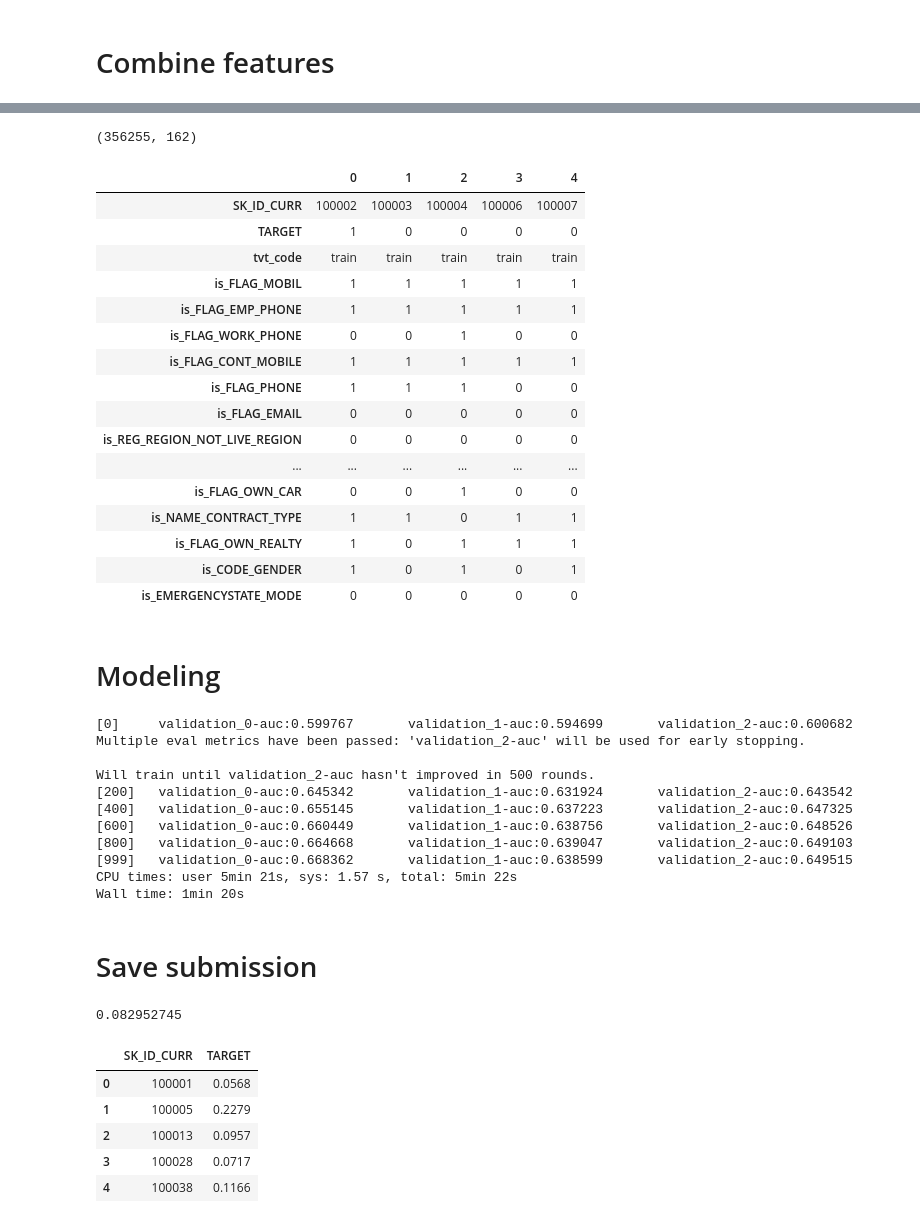
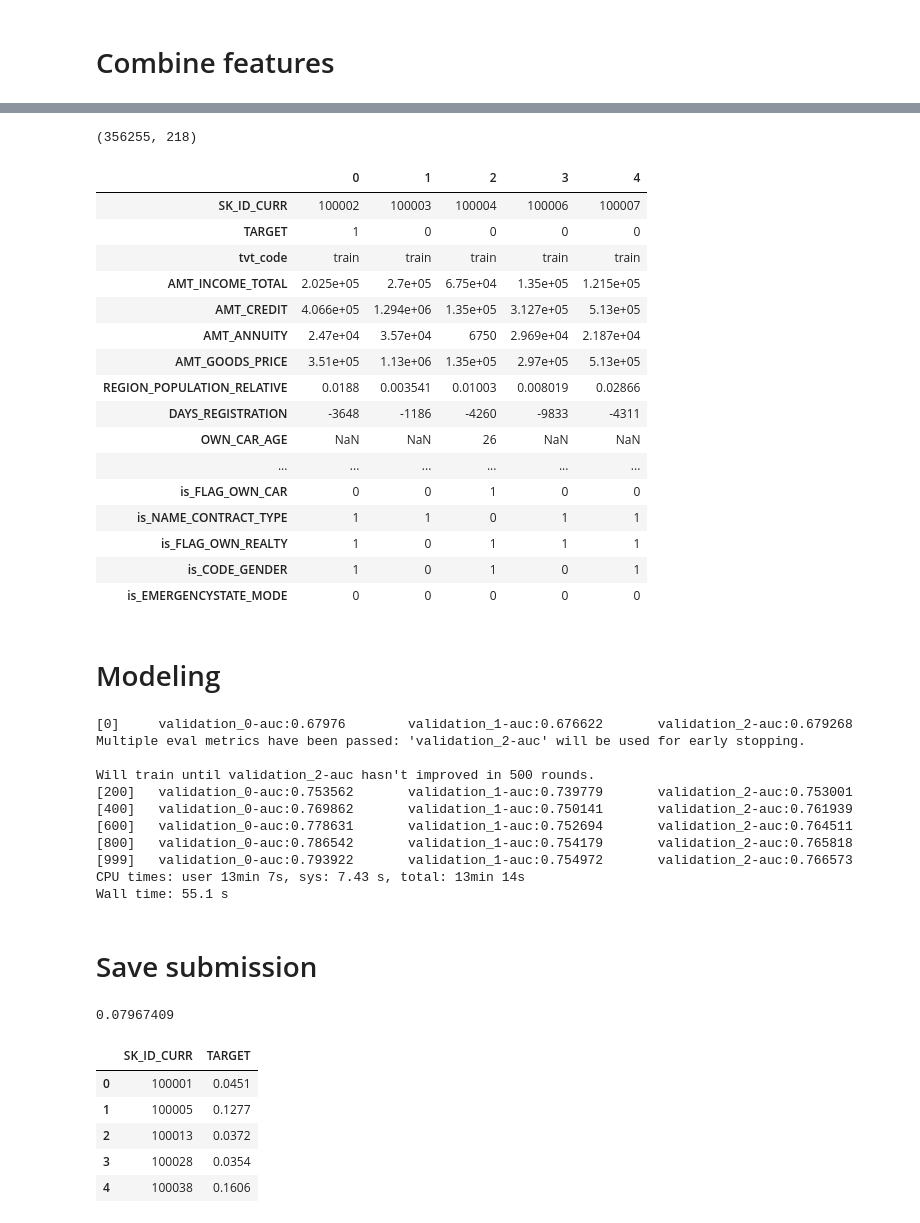
Before and after one commit to ongxuanhong/data-science-mini-course, a Jupyter notebook: 04_feature_engineering/020_combine_and_predict.ipynb, the cells around one changed output, grey strips where cells are left out. Saved outputs shown, nothing was run; the diff lists cells and outputs as text; code cells hidden in the pictures.

Commit message:
Extending baseline features

```diff
--- a/04_feature_engineering/020_combine_and_predict.ipynb
+++ b/04_feature_engineering/020_combine_and_predict.ipynb
@@ -75,14 +75,13 @@ ls_feat_file
 # %%
 %%time
-ls_pdf = []
-for fname in ls_feat_file:
+feat_path = os.path.join("features", ls_feat_file[0])
+pdf_combined = pd.read_pickle(feat_path, compression="bz2")
+for fname in ls_feat_file[1:]:
     feat_path = os.path.join("features", fname)
-    pdf_feat = pd.read_pickle(feat_path, compression="bz2")
-    ls_pdf.append(pdf_feat)
-
-pdf_combined = pd.concat(ls_pdf)
-ls_features = [feat for feat in pdf_combined.columns if feat not in ["SK_ID_CURR"]]
+    pdf_feat = pd.read_pickle(feat_path)
+    pdf_combined = pdf_combined.merge(pdf_feat, on="SK_ID_CURR", how="left")
 
 print("rows, columns", pdf_combined.shape)
 pdf_combined.head()
+ls_features = [feat for feat in pdf_combined.columns if feat not in ["SK_ID_CURR"]]
 # %% [output]
@@ -95,18 +94,18 @@ pdf_features_label = pdf_tvt.merge(pdf_combined, on="SK_ID_CURR", how="left")
 print(pdf_features_label.shape)
 display(pdf_features_label.head().T)
 # %% [output]
-(356255, 162)
+(356255, 218)
 |  | 0 | 1 | 2 | 3 | 4 |
 | SK_ID_CURR | 100002 | 100003 | 100004 | 100006 | 100007 |
 | TARGET | 1 | 0 | 0 | 0 | 0 |
 | tvt_code | train | train | train | train | train |
-| is_FLAG_MOBIL | 1 | 1 | 1 | 1 | 1 |
-| is_FLAG_EMP_PHONE | 1 | 1 | 1 | 1 | 1 |
-| is_FLAG_WORK_PHONE | 0 | 0 | 1 | 0 | 0 |
-| is_FLAG_CONT_MOBILE | 1 | 1 | 1 | 1 | 1 |
-| is_FLAG_PHONE | 1 | 1 | 1 | 0 | 0 |
-| is_FLAG_EMAIL | 0 | 0 | 0 | 0 | 0 |
-| is_REG_REGION_NOT_LIVE_REGION | 0 | 0 | 0 | 0 | 0 |
+| AMT_INCOME_TOTAL | 2.025e+05 | 2.7e+05 | 6.75e+04 | 1.35e+05 | 1.215e+05 |
+| AMT_CREDIT | 4.066e+05 | 1.294e+06 | 1.35e+05 | 3.127e+05 | 5.13e+05 |
+| AMT_ANNUITY | 2.47e+04 | 3.57e+04 | 6750 | 2.969e+04 | 2.187e+04 |
+| AMT_GOODS_PRICE | 3.51e+05 | 1.13e+06 | 1.35e+05 | 2.97e+05 | 5.13e+05 |
+| REGION_POPULATION_RELATIVE | 0.0188 | 0.003541 | 0.01003 | 0.008019 | 0.02866 |
+| DAYS_REGISTRATION | -3648 | -1186 | -4260 | -9833 | -4311 |
+| OWN_CAR_AGE | NaN | NaN | 26 | NaN | NaN |
 | ... | ... | ... | ... | ... | ... |
 | is_FLAG_OWN_CAR | 0 | 0 | 1 | 0 | 0 |
 | is_NAME_CONTRACT_TYPE | 1 | 1 | 0 | 1 | 1 |
@@ -144,7 +143,7 @@ param_init = {
 
     #
     "silent": True,
-    "n_jobs": 4,
+    "n_jobs": 16,
 
     #
     "tree_method": "hist", # default: auto
@@ -163,17 +162,17 @@ xgb_model.fit(X_train, y_train, **param_fit)
 evals_result = xgb_model.evals_result()
 evals_result
 # %% [output]
-[0]     validation_0-auc:0.599767       validation_1-auc:0.594699       validation_2-auc:0.600682
+[0]     validation_0-auc:0.67976        validation_1-auc:0.676622       validation_2-auc:0.679268
 Multiple eval metrics have been passed: 'validation_2-auc' will be used for early stopping.
 
 Will train until validation_2-auc hasn't improved in 500 rounds.
-[200]   validation_0-auc:0.645342       validation_1-auc:0.631924       validation_2-auc:0.643542
-[400]   validation_0-auc:0.655145       validation_1-auc:0.637223       validation_2-auc:0.647325
-[600]   validation_0-auc:0.660449       validation_1-auc:0.638756       validation_2-auc:0.648526
-[800]   validation_0-auc:0.664668       validation_1-auc:0.639047       validation_2-auc:0.649103
-[999]   validation_0-auc:0.668362       validation_1-auc:0.638599       validation_2-auc:0.649515
-CPU times: user 5min 21s, sys: 1.57 s, total: 5min 22s
-Wall time: 1min 20s
+[200]   validation_0-auc:0.753562       validation_1-auc:0.739779       validation_2-auc:0.753001
+[400]   validation_0-auc:0.769862       validation_1-auc:0.750141       validation_2-auc:0.761939
+[600]   validation_0-auc:0.778631       validation_1-auc:0.752694       validation_2-auc:0.764511
+[800]   validation_0-auc:0.786542       validation_1-auc:0.754179       validation_2-auc:0.765818
+[999]   validation_0-auc:0.793922       validation_1-auc:0.754972       validation_2-auc:0.766573
+CPU times: user 13min 7s, sys: 7.43 s, total: 13min 14s
+Wall time: 55.1 s
 # %%
 # save model to file
 import pickle
@@ -185,17 +184,17 @@ X_kaggle_test = pdf_features_label.query("tvt_code == 'kaggle_test'")[ls_feature
 y_test_pred = xgb_model.predict_proba(X_kaggle_test)[:, 1]
 y_test_pred.mean()
 # %% [output]
-0.082952745
+0.07967409
 # %%
 SK_IDs = pdf_features_label.query("tvt_code == 'kaggle_test'")["SK_ID_CURR"].tolist()
 pdf_submiss = pd.DataFrame({"SK_ID_CURR": SK_IDs, "TARGET": y_test_pred})
-pdf_submiss.to_csv("submissions/submission_baseline_v01.csv", index=False)
+pdf_submiss.to_csv("submissions/submission_baseline_v02.csv", index=False)
 pdf_submiss.head()
 # %% [output]
 |  | SK_ID_CURR | TARGET |
-| 0 | 100001 | 0.0568 |
-| 1 | 100005 | 0.2279 |
-| 2 | 100013 | 0.0957 |
-| 3 | 100028 | 0.0717 |
-| 4 | 100038 | 0.1166 |
+| 0 | 100001 | 0.0451 |
+| 1 | 100005 | 0.1277 |
+| 2 | 100013 | 0.0372 |
+| 3 | 100028 | 0.0354 |
+| 4 | 100038 | 0.1606 |
 # %% [markdown]
```
Also changed, not shown: parts of 4 cells of this notebook, 5 other files.
